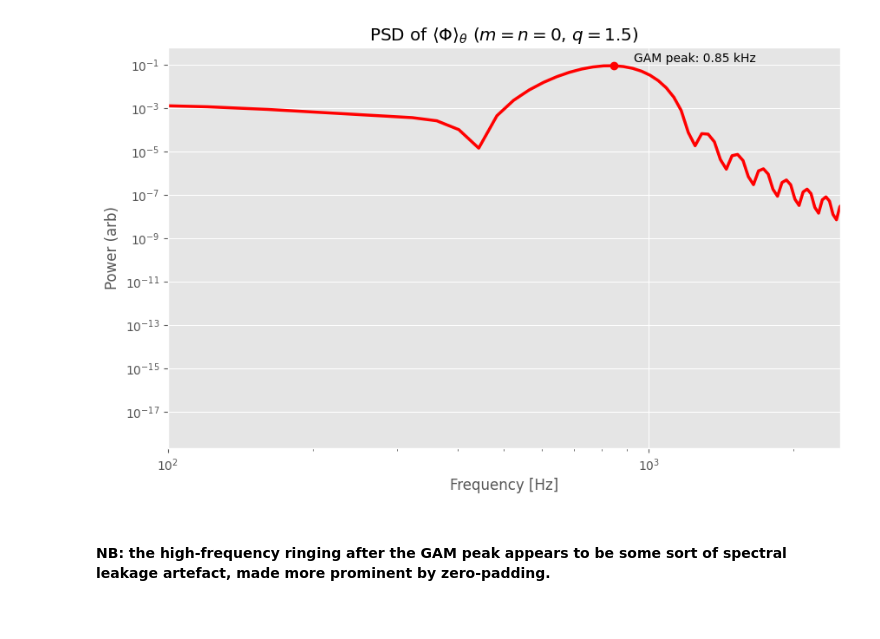
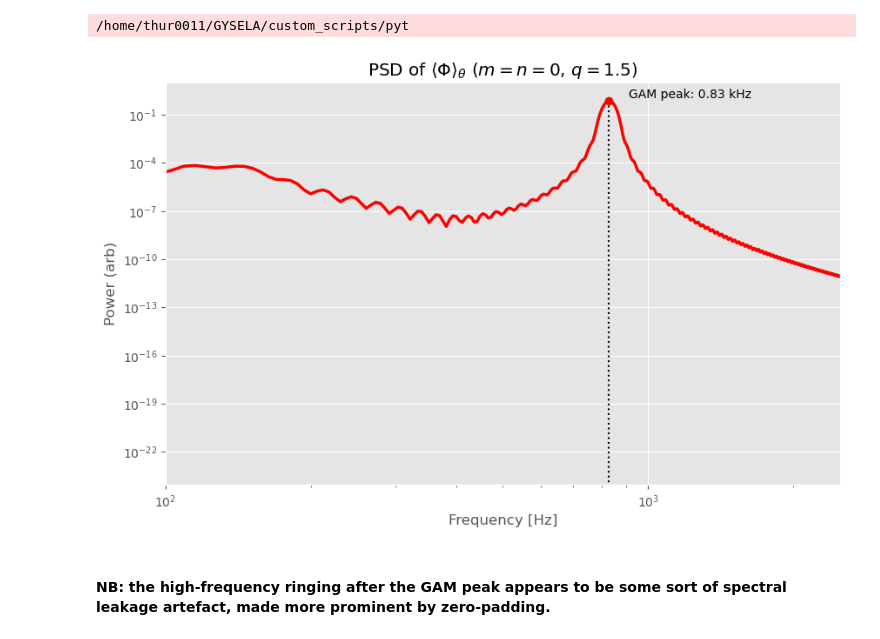
Before and after one commit to seferoni/GYSELA_utils, a Jupyter notebook: Post-Processing/Scripts/psd_n0.ipynb, the cells around one changed output. Drawn from its saved outputs; the diff is of its cells as text; code cells hidden in the pictures.

```diff
--- a/Post-Processing/Scripts/psd_n0.ipynb
+++ b/Post-Processing/Scripts/psd_n0.ipynb
@@ -8,34 +8,37 @@ import gysela_utilities as utils;
 # Styling.
 plt.style.use("ggplot");
 # %%
-time_step = reader.fetch_data_from_h5("C:\\Workspace\\NSCC\\local copies\\h5 samples\\q1.5_trunc\\Phi2D_d00000.h5")["deltat"].values;
-data_arrays = reader.compile_data_from_directory("Phirth_n0", "C:\\Workspace\\NSCC\\local copies\\h5 samples\\q1.5_trunc");
+time_step = reader.fetch_data_from_h5("/home/thur0011/GYSELA/simulations_raw/GG2019/delta_zero/q1.5/sp0/Phi2D/Phi2D_d00000.h5")["deltat"].values;
+data_arrays = reader.compile_data_from_directory("Phirth_n0", "/home/thur0011/GYSELA/simulations_raw/GG2019/delta_zero/q1.5/sp0/Phi2D");
+# %% [output]
+/home/thur0011/GYSELA/custom_scripts/pyt
 # %%
 def plot_power_spectrum_density(phi2D_list):
 
 	# Signal isolation and data processing.
 	radial_time_series = utils.generate_poloidally_averaged_time_series(phi2D_list);
 	frequencies, power_spectrum_density = utils.map_power_spectrum(radial_time_series, 40, time_step.flatten()[0]);
 	frequencies = utils.convert_to_real_frequency(frequencies)/(2 * np.pi);
 	GAM_peak_index = utils.isolate_GAM_peak_index(power_spectrum_density);
 	GAM_frequency = frequencies[GAM_peak_index];
 	GAM_power = float(power_spectrum_density[GAM_peak_index]);
 
 	# Figure plotting logic.
 	plt.figure(figsize = (10, 6));
 	plt.loglog(frequencies, power_spectrum_density, label = "PSD", color = "red", lw = 2.5);
+	plt.vlines(GAM_frequency, GAM_power, 0, colors = "black", linestyles = "dotted");
 	plt.plot(GAM_frequency, power_spectrum_density[GAM_peak_index], "ro");
 	plt.annotate(f"GAM peak: {GAM_frequency/1e3:.2f} kHz",
 				xy = (GAM_frequency, GAM_power),
 				xytext = (GAM_frequency * 1.1, GAM_power * 1.5));
 	plt.xlim(100, 2500);
 	plt.xlabel("Frequency [Hz]");
 	plt.ylabel("Power (arb)");
 	plt.title(r"PSD of $\langle \Phi \rangle_\theta$ ($m = n = 0$, $q = 1.5$)");
 	plt.show();
 
 plot_power_spectrum_density(data_arrays);
 # %% [output]
-[figure, old version]
+[figure, new version]
 # %% [markdown]
 #### NB: the high-frequency ringing after the GAM peak appears to be some sort of spectral leakage artefact, made more prominent by zero-padding.
```
Also changed, not shown: 5 other files.
